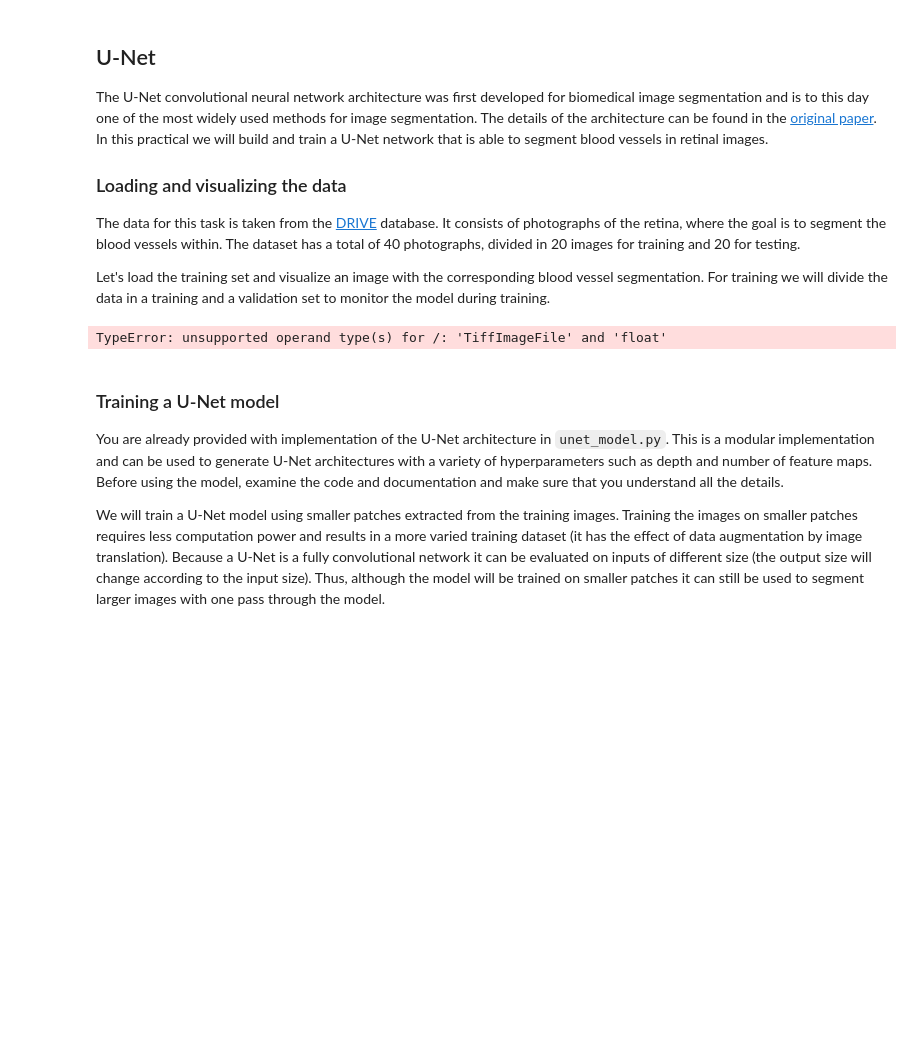
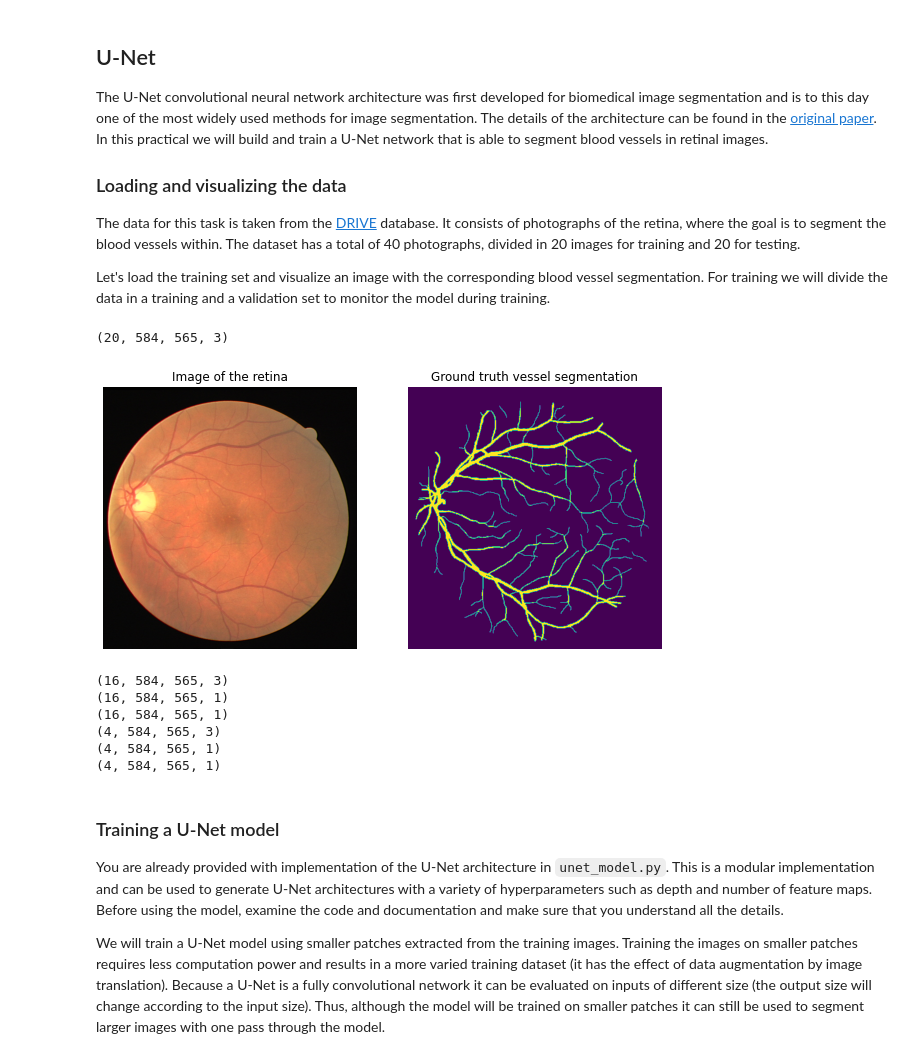
Before and after one commit to max-de-rooij/8dm50-machine-learning, a Jupyter notebook: practicals/week_4.ipynb, the cells around one changed output. Drawn from its saved outputs; the diff is of its cells as text; code cells hidden in the pictures; blank space fills up the shorter version.

```diff
--- a/practicals/week_4.ipynb
+++ b/practicals/week_4.ipynb
@@ -133,40 +154,47 @@ sys.path.append('code/')
 from unet_utils import load_data
 
 # location of the DRIVE dataset
-data_folder = 'C:/Users/20169491/Documents/DRIVE/'
+data_folder = 'C:/Users/20169491/Documents/DATA_private/8DM50/DRIVE/'
 train_paths = glob(data_folder + 'training/images/*.tif')
 images, masks, segmentations = load_data(train_paths)
 
 # print the shape of image dataset
 print(images.shape)
 
 plt.figure(figsize=(10, 8))
 
 plt.subplot(1, 2, 1)
 plt.title("Image of the retina")
 plt.axis('off')
 plt.imshow(images[0])
 
 plt.subplot(1, 2, 2)
 plt.title("Ground truth vessel segmentation")
 plt.axis('off')
 plt.imshow(segmentations[0][:, :, 0])
 
 plt.show()
 
 # divide in training and validation
 train_images, val_images, train_masks, val_masks, train_segmentations, val_segmentations = train_test_split(
     images, masks, segmentations, test_size=0.2, random_state=7)
 
 # print the shape of the training and valudation datasets
 print(train_images.shape)
 print(train_masks.shape)
 print(train_segmentations.shape)
 print(val_images.shape)
 print(val_masks.shape)
 print(val_segmentations.shape)
 # %% [output]
-TypeError: unsupported operand type(s) for /: 'TiffImageFile' and 'float'
+(20, 584, 565, 3)
+[figure, added]
+(16, 584, 565, 3)
+(16, 584, 565, 1)
+(16, 584, 565, 1)
+(4, 584, 565, 3)
+(4, 584, 565, 1)
+(4, 584, 565, 1)
 # %% [markdown]
 ### Training a U-Net model
 
```
Also changed, not shown: parts of 10 cells of this notebook, 2 other files.
